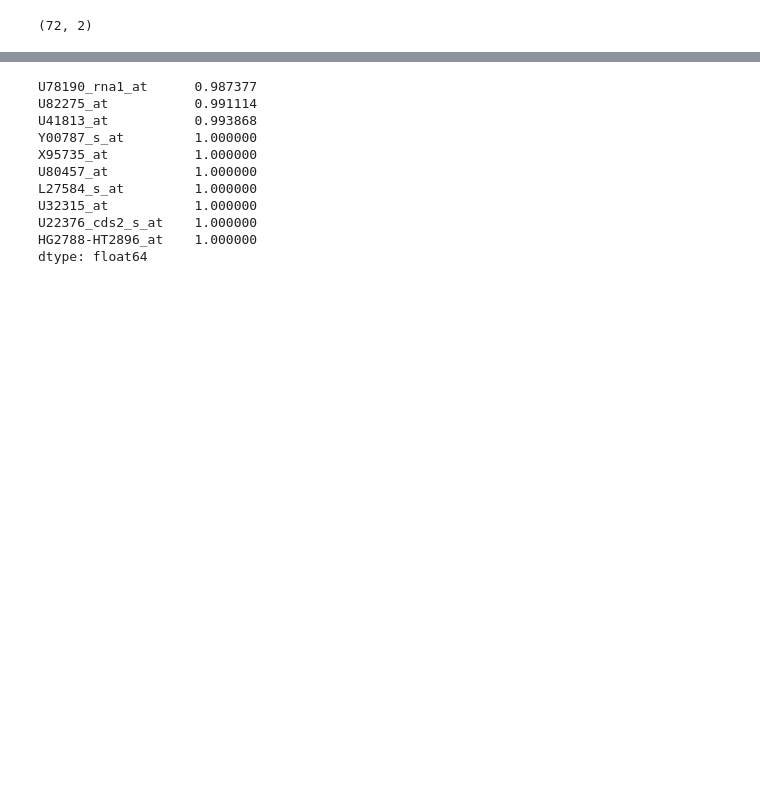
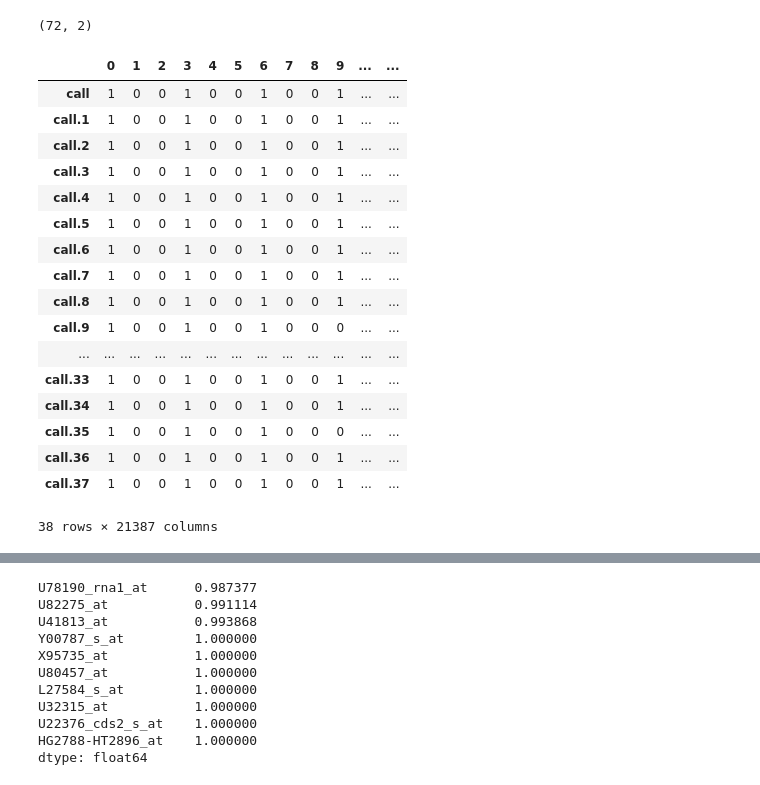
Before and after one commit to SergeyPishchulov/bio_cell_classification, a Jupyter notebook: sol.ipynb, the cells around one changed output, grey strips where cells are left out. Drawn from its saved outputs; the diff is of its cells as text; code cells hidden in the pictures; blank space fills up the shorter version.

Commit message:
get_dummies

```diff
--- a/sol.ipynb
+++ b/sol.ipynb
@@ -33,0 +54,20 @@ train = pd.read_csv('data_set_ALL_AML_train.csv')
+# %%
+def get_dummies(df):
+    res = []
+    for c in df.columns:
+        # if 'call' not in c:
+        #     continue
+        res.append(pd.get_dummies(df[c]))
+    return pd.concat(res, axis=1)
+
+# get/_dummies(train)
+# %%
+expressions_by_letter = {c: [] for c in ['A', 'P', 'M']}
+
+for c in train.columns:
+    if 'call.' not in c:
+        continue
+
+    person_col = c.split('.')[-1]
+    for e, l in zip(train[person_col], train[c]):
+        expressions_by_letter[l].append(e)
@@ -65,3 +143,29 @@ import plotly.graph_objects as go
 
 # fig = go.Figure(data=[go.Histogram(x=exp.values.reshape(-1))])
 # fig.show()
+# %%
+
+def get_dummies(df):
+    call_df = df[[c for c in df.columns if 'call' in c]].T
+    return pd.DataFrame(pd.get_dummies(call_df.values.reshape(-1)).values.reshape((len(call_df), -1))).set_index(call_df.index)
+
+get_dummies(train)
+# %% [output]
+|  | 0 | 1 | 2 | 3 | 4 | 5 | 6 | 7 | 8 | 9 | ... | ... |
+| call | 1 | 0 | 0 | 1 | 0 | 0 | 1 | 0 | 0 | 1 | ... | ... |
+| call.1 | 1 | 0 | 0 | 1 | 0 | 0 | 1 | 0 | 0 | 1 | ... | ... |
+| call.2 | 1 | 0 | 0 | 1 | 0 | 0 | 1 | 0 | 0 | 1 | ... | ... |
+| call.3 | 1 | 0 | 0 | 1 | 0 | 0 | 1 | 0 | 0 | 1 | ... | ... |
+| call.4 | 1 | 0 | 0 | 1 | 0 | 0 | 1 | 0 | 0 | 1 | ... | ... |
+| call.5 | 1 | 0 | 0 | 1 | 0 | 0 | 1 | 0 | 0 | 1 | ... | ... |
+| call.6 | 1 | 0 | 0 | 1 | 0 | 0 | 1 | 0 | 0 | 1 | ... | ... |
+| call.7 | 1 | 0 | 0 | 1 | 0 | 0 | 1 | 0 | 0 | 1 | ... | ... |
+| call.8 | 1 | 0 | 0 | 1 | 0 | 0 | 1 | 0 | 0 | 1 | ... | ... |
+| call.9 | 1 | 0 | 0 | 1 | 0 | 0 | 1 | 0 | 0 | 0 | ... | ... |
+| ... | ... | ... | ... | ... | ... | ... | ... | ... | ... | ... | ... | ... |
+| call.33 | 1 | 0 | 0 | 1 | 0 | 0 | 1 | 0 | 0 | 1 | ... | ... |
+| call.34 | 1 | 0 | 0 | 1 | 0 | 0 | 1 | 0 | 0 | 1 | ... | ... |
+| call.35 | 1 | 0 | 0 | 1 | 0 | 0 | 1 | 0 | 0 | 0 | ... | ... |
+| call.36 | 1 | 0 | 0 | 1 | 0 | 0 | 1 | 0 | 0 | 1 | ... | ... |
+| call.37 | 1 | 0 | 0 | 1 | 0 | 0 | 1 | 0 | 0 | 1 | ... | ... |
+38 rows × 21387 columns
```
Also changed, not shown: parts of 13 cells of this notebook.
